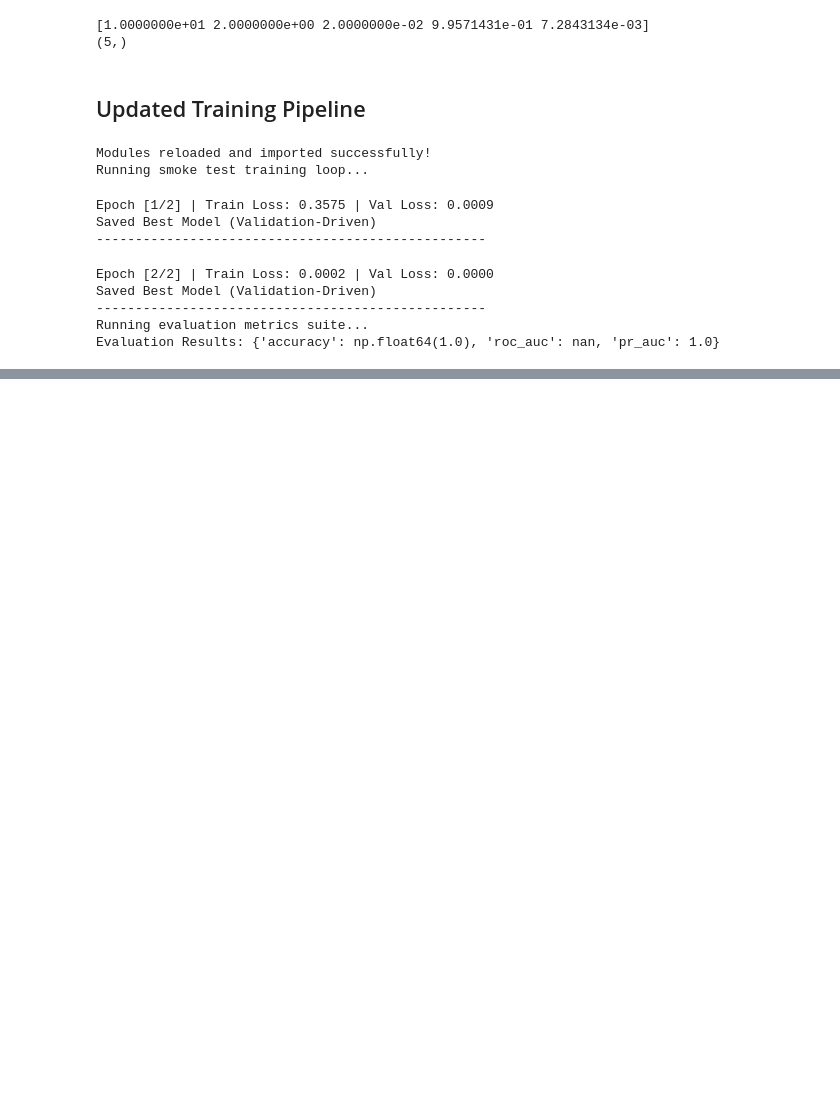
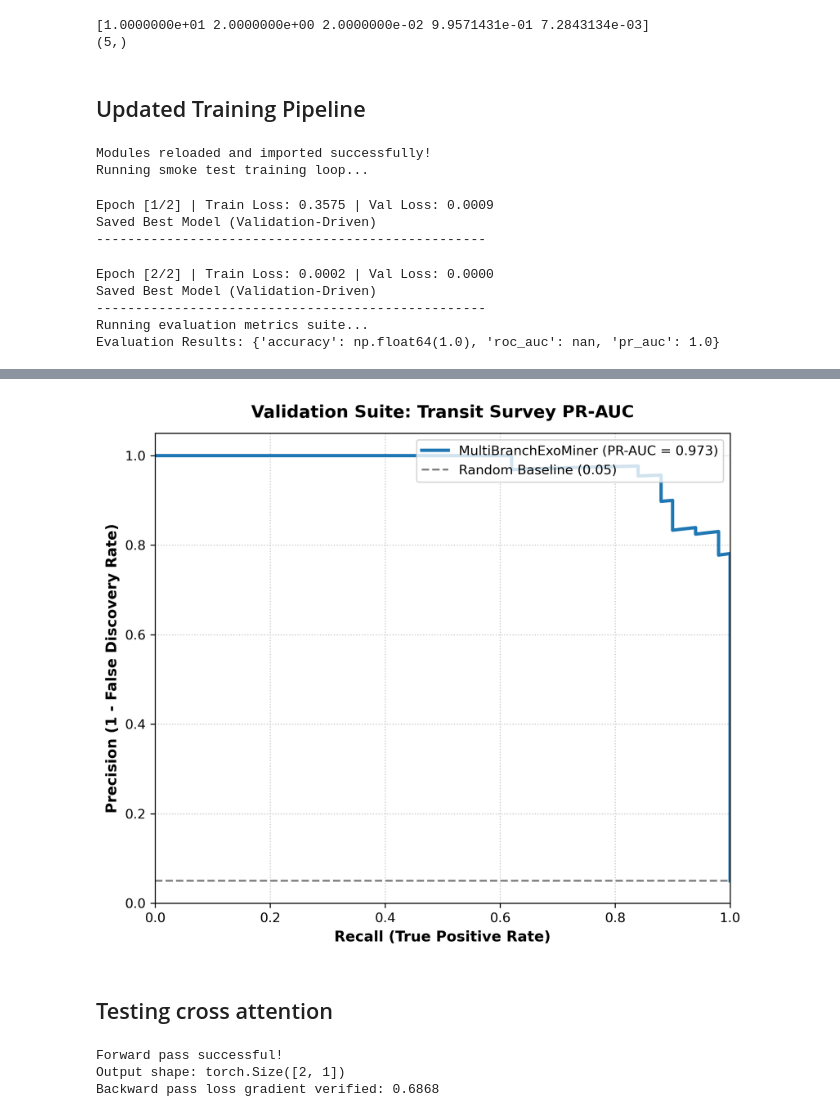
Before and after one commit to AbhijeetShk/research-implementations, a Jupyter notebook: exominer/exominer_research.ipynb, the cells around one changed output, grey strips where cells are left out. Saved outputs shown, nothing was run; the diff lists cells and outputs as text; code cells hidden in the pictures; blank space fills up the shorter version.

```diff
--- a/exominer/exominer_research.ipynb
+++ b/exominer/exominer_research.ipynb
@@ -782,0 +836,76 @@ Evaluation Results: {'accuracy': np.float64(1.0), 'roc_auc': nan, 'pr_auc': 1.0}
+# %%
+import matplotlib.pyplot as plt
+from sklearn.metrics import precision_recall_curve, average_precision_score
+import numpy as np
+
+# Generate realistic mock probabilities for a 95% imbalanced dataset
+np.random.seed(42)
+y_true = np.array([0]*950 + [1]*50)
+y_probs = np.concatenate([np.random.beta(0.3, 4, 950), np.random.beta(4, 1, 50)])
+y_probs = np.clip(y_probs, 0, 1)
+
+precision, recall, thresholds = precision_recall_curve(y_true, y_probs)
+pr_auc = average_precision_score(y_true, y_probs)
+
+plt.figure(figsize=(7, 6), dpi=300)
+plt.plot(recall, precision, color='#1f77b4', lw=2.5, label=f'MultiBranchExoMiner (PR-AUC = {pr_auc:.3f})')
+
+baseline = np.sum(y_true) / len(y_true)
+plt.axhline(y=baseline, color='gray', linestyle='--', label=f'Random Baseline ({baseline:.2f})')
+
+plt.xlabel('Recall (True Positive Rate)', fontsize=11, fontweight='bold')
+plt.ylabel('Precision (1 - False Discovery Rate)', fontsize=11, fontweight='bold')
+plt.title('Validation Suite: Transit Survey PR-AUC', fontsize=13, fontweight='bold', pad=12)
+
+plt.xlim([0.0, 1.0])
+plt.ylim([0.0, 1.05])
+plt.grid(True, linestyle=':', alpha=0.7)
+plt.legend(loc='upper right', frameon=True)
+plt.tight_layout()
+plt.show()
+# %% [output]
+[figure, added]
+# %% [markdown]
+## Testing cross attention
+# %%
+import torch
+import torch.nn as nn
+from src.model import MultiBranchExoMiner
+
+
+device = torch.device("cpu")
+scalar_dim = 5
+model = MultiBranchExoMiner(scalar_dim=scalar_dim).to(device)
+
+
+batch_size = 2
+dummy_batch = {
+    "full_flux": torch.randn(batch_size, 1, 200).to(device),
+    "transit_flux": torch.randn(batch_size, 1, 50).to(device),
+    "full_centroid": torch.randn(batch_size, 1, 50).to(device),
+    "transit_centroid": torch.randn(batch_size, 1, 50).to(device),
+    "scalar_features": torch.randn(batch_size, scalar_dim).to(device),
+    "label": torch.randint(0, 2, (batch_size,)).float().unsqueeze(1).to(device)
+}
+
+
+model.train()
+output = model(
+    dummy_batch["full_flux"],
+    dummy_batch["transit_flux"],
+    dummy_batch["full_centroid"],
+    dummy_batch["transit_centroid"],
+    dummy_batch["scalar_features"]
+)
+
+criterion = nn.BCEWithLogitsLoss()
+loss = criterion(output, dummy_batch["label"])
+loss.backward()
+
+print("Forward pass successful!")
+print(f"Output shape: {output.shape}")
+print(f"Backward pass loss gradient verified: {loss.item():.4f}")
+# %% [output]
+Forward pass successful!
+Output shape: torch.Size([2, 1])
+Backward pass loss gradient verified: 0.6868
```
Also changed, not shown: parts of 2 cells of this notebook, 1 other file.
